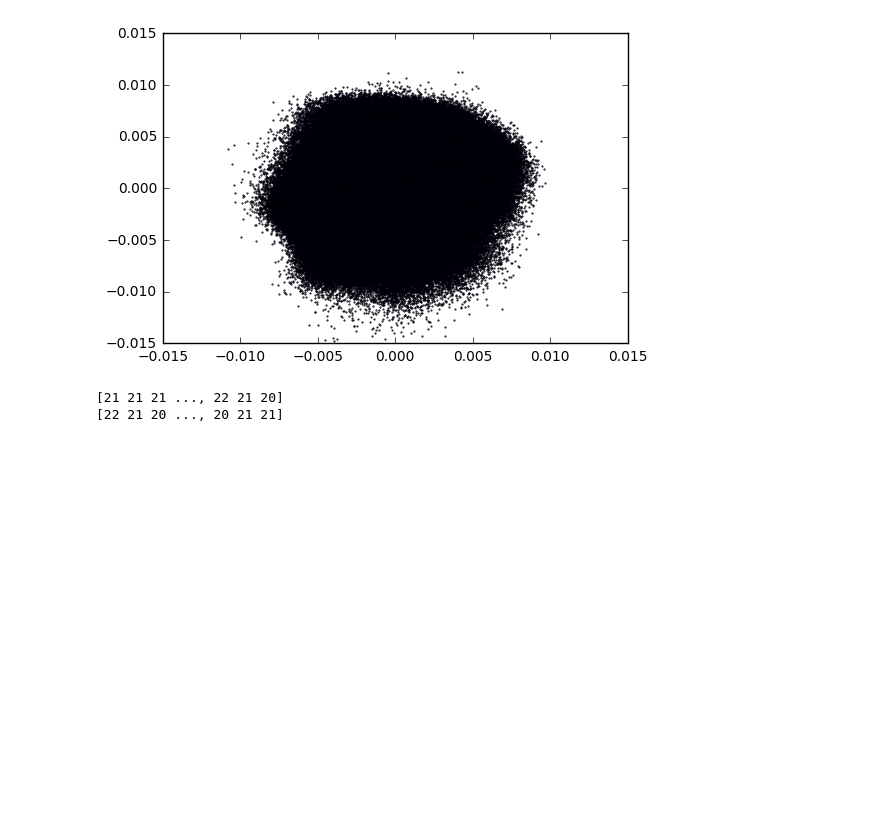
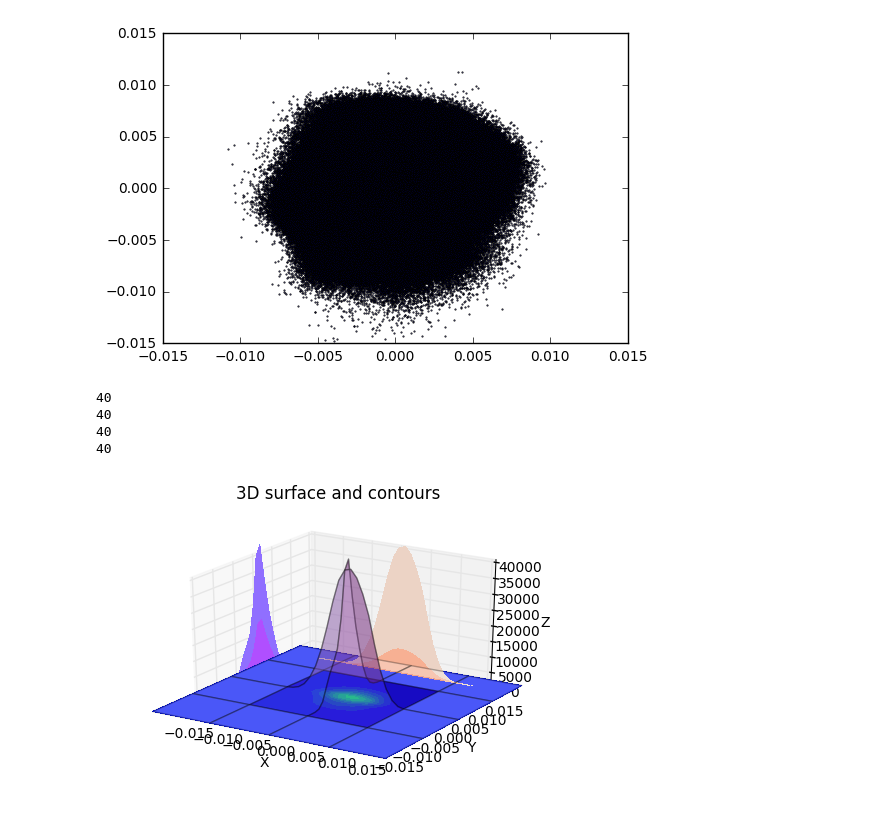
Before and after one commit to abhisheietk/correlate, a Jupyter notebook: Untitled5.ipynb, the cells around one changed output. Drawn from its saved outputs; the diff is of its cells as text; code cells hidden in the pictures; blank space fills up the shorter version.

```diff
--- a/Untitled5.ipynb
+++ b/Untitled5.ipynb
@@ -225,12 +224,71 @@ bins = np.arange(-0.02, 0.02, 0.001)
 #print(bins)
 aDig = np.digitize(a, bins)
 bDig = np.digitize(b, bins)
-print(aDig)
-print(bDig)
-Z = np.zeros(())
+Z = np.zeros((len(bins), len(bins)))
+X = bins
+Y = bins
+for i,j in zip(aDig, bDig):
+    Z[i][j] += 1
-# %% [output]
-[21 21 21 ..., 22 21 20]
-[22 21 20 ..., 20 21 21]
+# %%
+print (len(X))
+print (len(Y))
+print (len(Z))
+print (len(Z[0]))
+# %% [output]
+40
+40
+40
+40
+# %%
+from mpl_toolkits.mplot3d import Axes3D
+from matplotlib import cm
+import matplotlib.pyplot as plt
+import numpy as np
+Z = np.zeros((len(bins), len(bins)))
+X = bins
+Y = bins
+for i,j in zip(aDig, bDig):
+    Z[i][j] += 1
+
+X, Y = np.meshgrid(X, Y)
+fig = plt.figure()
+ax = fig.gca(projection='3d')         # set the 3d axes
+ax.plot_surface(X, Y, Z,
+                #rstride=3,
+                #cstride=3,
+                alpha=0.3,            # transparency of the surface
+                cmap=cm.BuPu)
+
+cset = ax.contourf(X, Y, Z,
+                   zdir='z',          # direction to project the contour
+                   offset=0,        # how "far" render the contour map
+                   cmap=cm.winter)    # winter colour map
+
+cset = ax.contourf(X, Y, Z,
+                   zdir='x',
+                   offset=-0.015,
+                   cmap=cm.cool)
+
+cset = ax.contourf(X, Y, Z,
+                   zdir='y',
+                   offset=0.015,
+                   cmap=cm.coolwarm)
+
+ax.set_xlabel('X')
+ax.set_xlim(-0.015, 0.015)
+ax.set_ylabel('Y')
+ax.set_ylim(-0.015, 0.015)
+ax.set_zlabel('Z')
+ax.set_zlim(0, 40000)
+
+ax.set_title('3D surface and contours', va='bottom')
+
+ax.view_init(elev=25, azim=-58)           # elevation and angle
+ax.dist=12                                # distance
+
+plt.show()
+# %% [output]
+[figure, added]
 # %%
 from mpl_toolkits.mplot3d import Axes3D
 from matplotlib import cm
```
Also changed, not shown: parts of 4 cells of this notebook.
